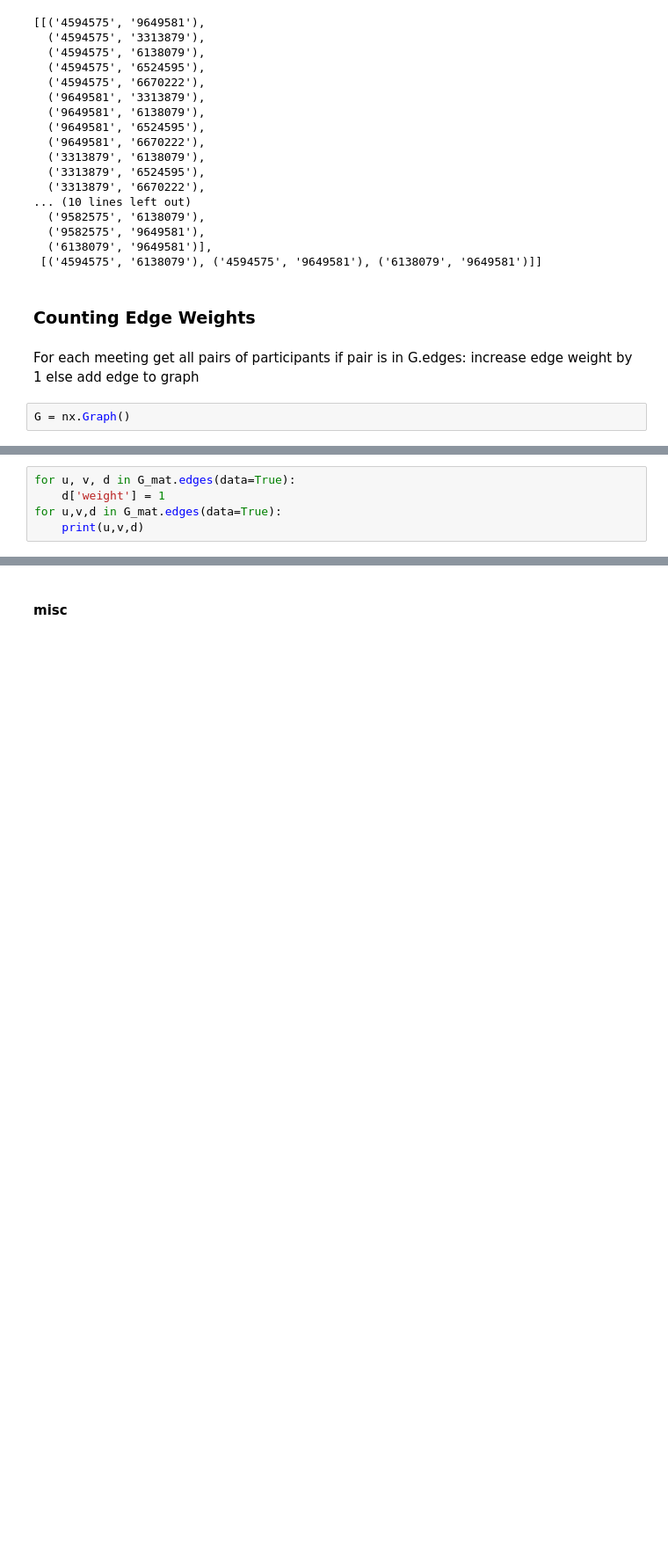
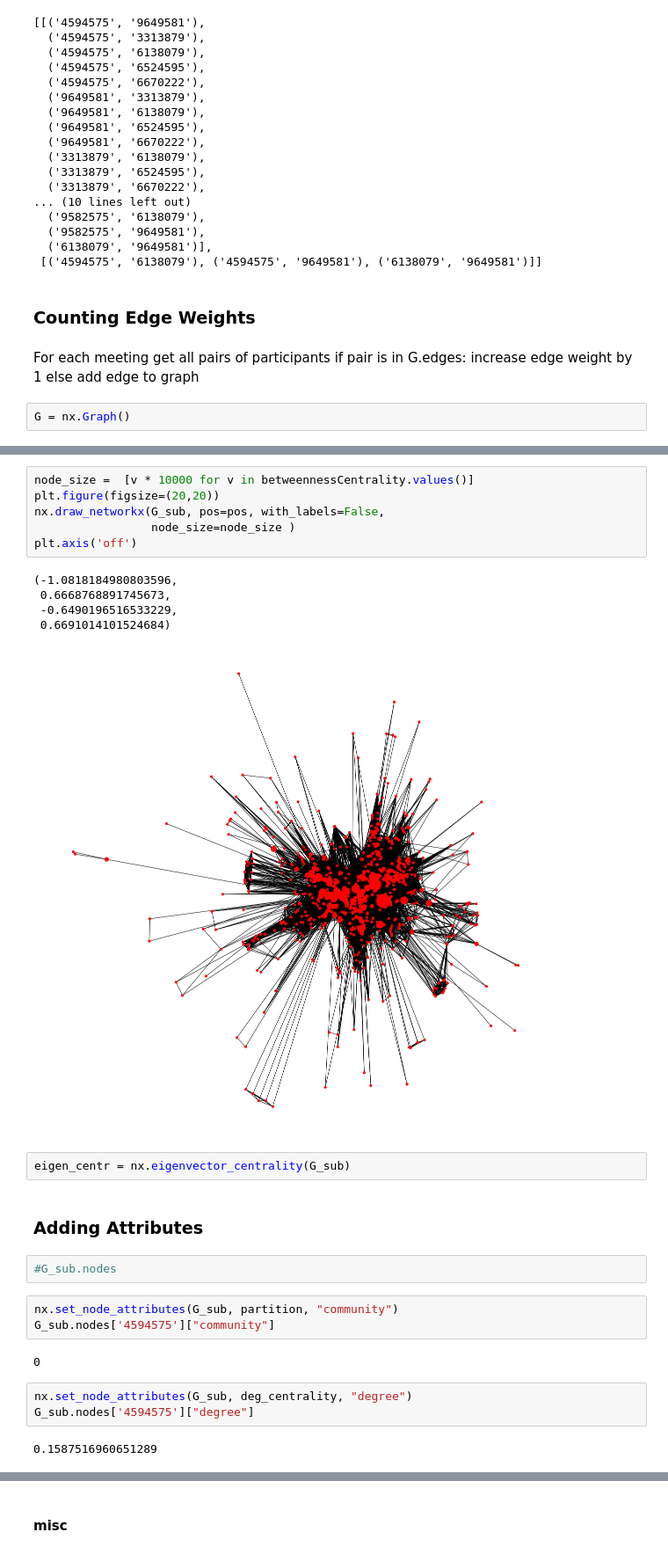
Before and after one commit to Nadinma/graph_project, a Jupyter notebook: graph_serach_project.ipynb, the cells around one changed output, grey strips where cells are left out. Shown at 88% size. Cells and saved outputs as stored; diff of their text form; blank space fills up the shorter version.

```diff
--- a/graph_serach_project.ipynb
+++ b/graph_serach_project.ipynb
@@ -243,5 +235,0 @@ for i in graph_edges_full:
-# %%
-for u, v, d in G_mat.edges(data=True):
-    d['weight'] = 1
-for u,v,d in G_mat.edges(data=True):
-    print(u,v,d)
@@ -247,0 +434,28 @@ for u,v,d in G_mat.edges(data=True):
+# %%
+node_size =  [v * 10000 for v in betweennessCentrality.values()]
+plt.figure(figsize=(20,20))
+nx.draw_networkx(G_sub, pos=pos, with_labels=False,
+                 node_size=node_size )
+plt.axis('off')
+# %% [output]
+(-1.0818184980803596,
+ 0.6668768891745673,
+ -0.6490196516533229,
+ 0.6691014101524684)
+[figure, added]
+# %%
+eigen_centr = nx.eigenvector_centrality(G_sub)
+# %% [markdown]
+### Adding Attributes
+# %%
+#G_sub.nodes
+# %%
+nx.set_node_attributes(G_sub, partition, "community")
+G_sub.nodes['4594575']["community"]
+# %% [output]
+0
+# %%
+nx.set_node_attributes(G_sub, deg_centrality, "degree")
+G_sub.nodes['4594575']["degree"]
+# %% [output]
+0.1587516960651289
```
Also changed, not shown: parts of 40 cells of this notebook, 1 other file.
